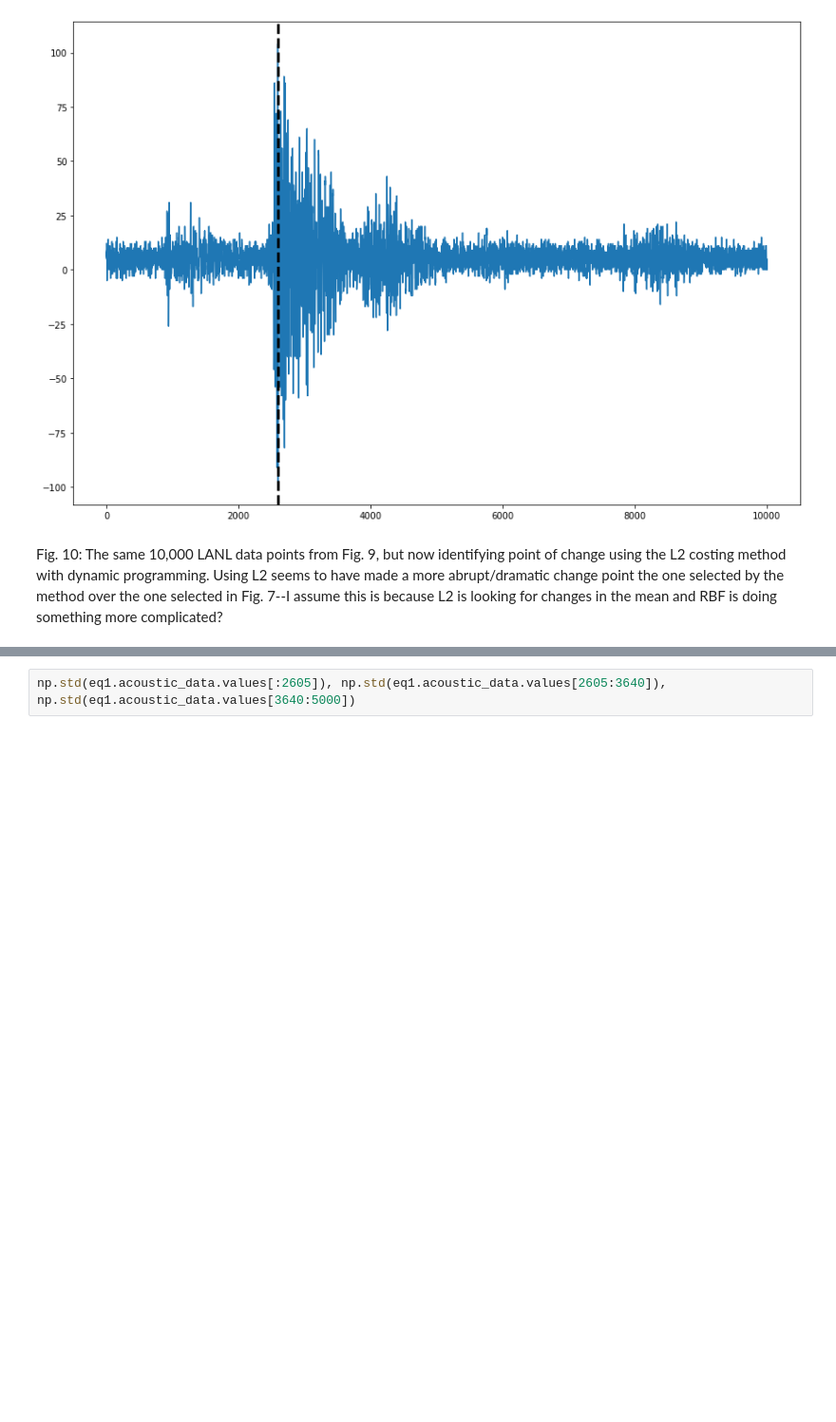
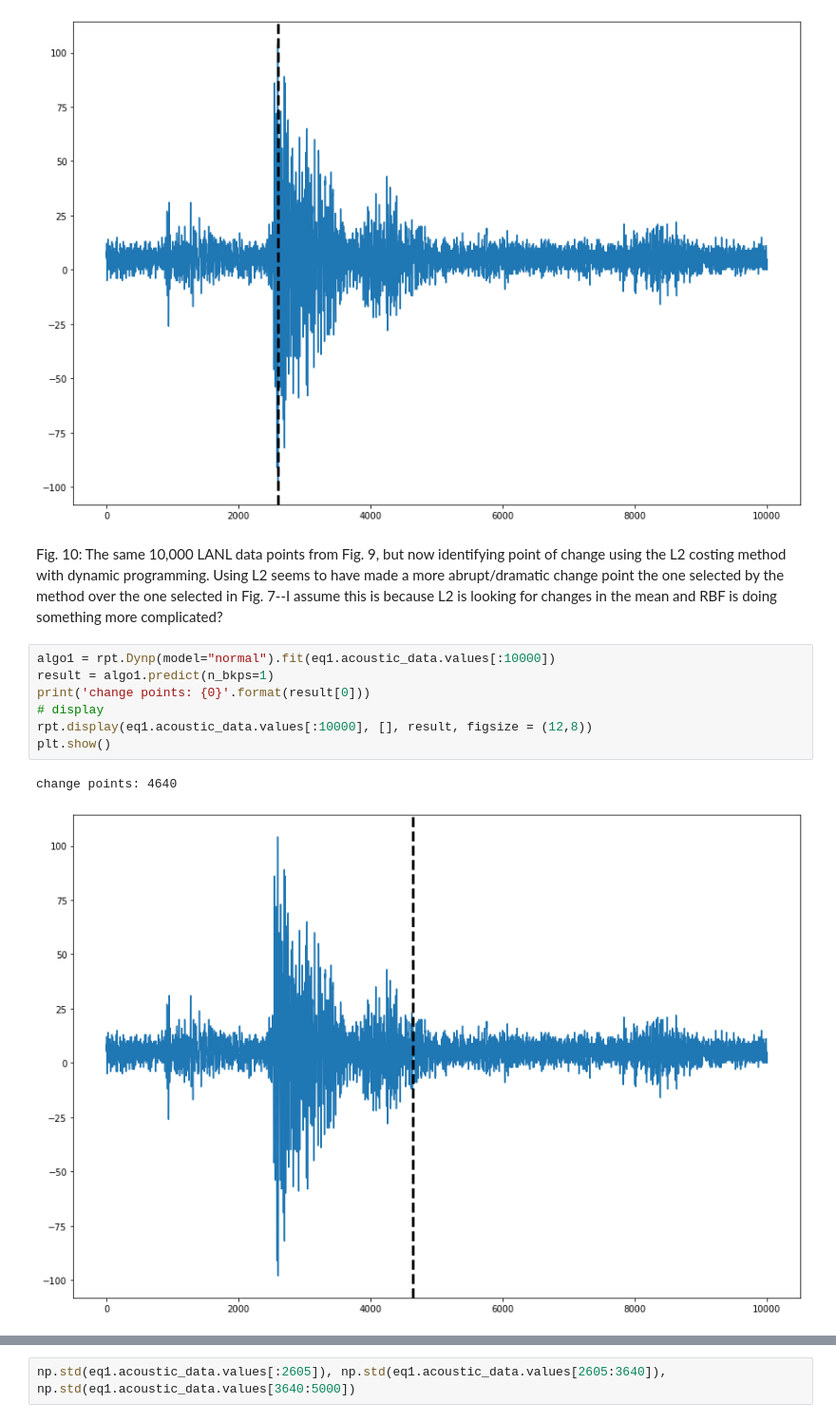
Before and after one commit to lifewinning/MLTSA22_IBurrington, a Jupyter notebook: HW6/HW6.ipynb, the cells around one changed output, grey strips where cells are left out. Shown at 95% size. Drawn from its saved outputs; the diff is of its cells as text; blank space fills up the shorter version.

```diff
--- a/HW6/HW6.ipynb
+++ b/HW6/HW6.ipynb
@@ -281,3 +274,13 @@ change points: 2595
 [figure]
 # %% [markdown]
 Fig. 10: The same 10,000 LANL data points from Fig. 9, but now identifying point of change using the L2 costing method with dynamic programming. Using L2 seems to have made a more abrupt/dramatic change point the one selected by the method over the one selected in Fig. 7--I assume this is because L2 is looking for changes in the mean and RBF is doing something more complicated?
+# %%
+algo1 = rpt.Dynp(model="normal").fit(eq1.acoustic_data.values[:10000])
+result = algo1.predict(n_bkps=1)
+print('change points: {0}'.format(result[0]))
+# display
+rpt.display(eq1.acoustic_data.values[:10000], [], result, figsize = (12,8))
+plt.show()
+# %% [output]
+change points: 4640
+[figure, added]
```
Also changed, not shown: parts of 27 cells of this notebook.
